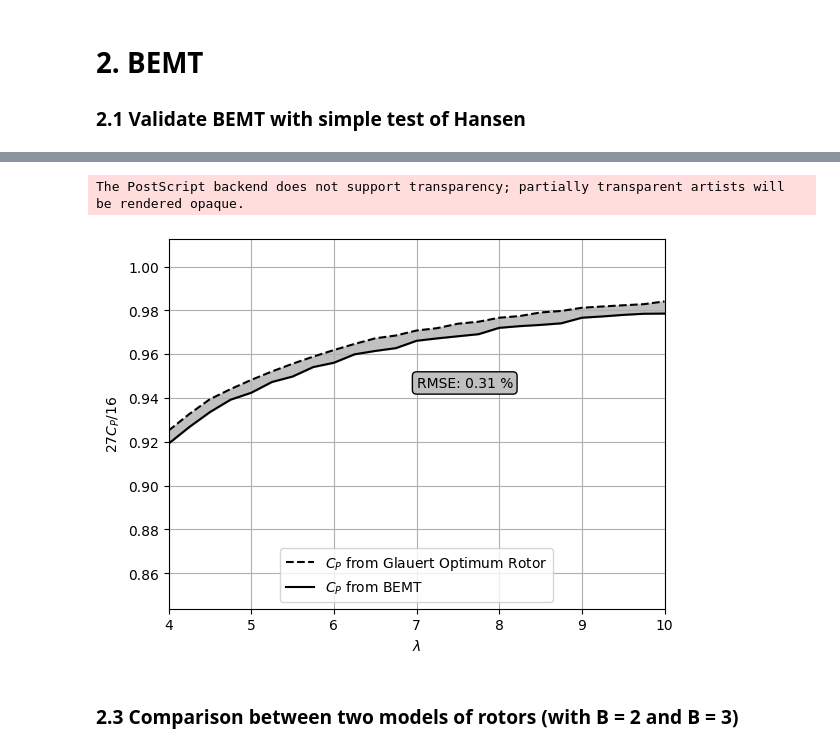
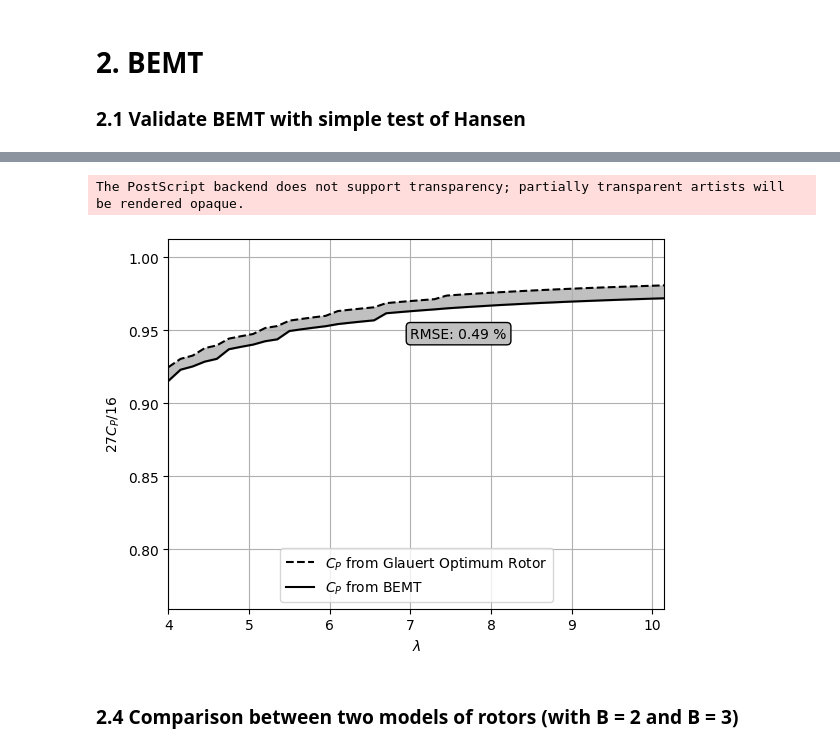
Before and after one commit to Widmark-Kaue/BEMT, a Jupyter notebook: case.ipynb, the cells around one changed output, grey strips where cells are left out. Drawn from its saved outputs; the diff is of its cells as text; code cells hidden in the pictures.

```diff
--- a/case.ipynb
+++ b/case.ipynb
@@ -450,0 +452,27 @@ display(test3.round(4))
+# %%
+import time
+
+TSR = np.arange(4, 10.25, 0.25)
+n_sections = np.arange(20, 220, 20)
+
+CP = np.zeros((len(TSR), len(n_sections)))
+CT = np.zeros((len(TSR), len(n_sections)))
+t = np.zeros(len(n_sections))
+
+rotor = Rotor(number_of_blades=2, number_of_sections=n_sections[0], tip_speed_ratio=8, airfoil_name='s834', tip_correction_model='Prandtl')
+rotor.load_airfoil_prop(plot=False)
+for n, n_section in enumerate(n_sections):
+    text = f'n_sections = {n_section}'
+    print(f'{text:-^40}')
+    rotor.number_of_sections = n_section
+    rotor.blade_design(r0_R=0.1, plot=False)
+    start = time.time()
+    results = bemt(rotor=rotor, TSR=TSR, iter=500, tol=1e-3, tip_correction_model='Prandtl', damping_factor=0.1,
+                   initial_guess=(rotor.sections['a'].to_numpy()[1:-1], rotor.sections['a_line'].to_numpy()[1:-1]) )
+    end = time.time()
+
+    CP[:, n] = results.CP
+    CT[:, n] = results.CT
+    t[n] = end - start
+
+    print(f'Elapsed time: {end - start:.2f} s')
@@ -453,15 +554,17 @@ display(test3.round(4))
 # %%
-TSR = np.arange(4, 10.25, 0.25)
+n_sections = 80
+
+TSR = np.arange(4, 10.15, 0.15)
 
 CP = np.zeros((len(TSR), 2))
 CT = np.zeros((len(TSR), 2))
 sections_used = np.zeros(len(TSR))
-rotor = Rotor(number_of_blades=2, number_of_sections=150, tip_speed_ratio=4, airfoil_name='s834')
+rotor = Rotor(number_of_blades=2, number_of_sections=n_sections, tip_speed_ratio=4, airfoil_name='s834')
 rotor.load_airfoil_prop(plot=False)
 
 for i, tsr in enumerate(TSR):
     rotor.tip_speed_ratio = tsr
-    rotor.blade_design(r0_R=0.05, plot=False)
+    rotor.blade_design(r0_R=0.1, plot=False)
     sections_used[i] = rotor.number_of_sections_useful/rotor.number_of_sections
 
     # Without Drag losses and tip correction
@@ -493,35 +596,35 @@ Warning TSR = 10.0: solidity > 1 - This Points will be ignored
 # %%
 error = np.sqrt(np.sum((CP[:,0] - CP[:,1])**2)/len(CP[:,0]))
 plt.figure(figsize=(6.4, 4.8))
 plt.plot(TSR, 27*CP[:,0]/16, 'k--', label = r'$C_{P}$ from Glauert Optimum Rotor')
 plt.plot(TSR, 27*CP[:,1]/16, 'k', label = r'$C_P$ from BEMT')
 plt.fill_between(TSR, 27*CP[:,0]/16, 27*CP[:,1]/16, color = 'silver')
 
 arrow_width = 0.5
 arrow_head_width = 4
 plt.annotate(f'RMSE: {error*100:.2f} %',
              xy = (7,27*0.56/16),
             #  xytext=(8, 0.54),
             #  arrowprops=dict(facecolor='black', shrink=0.05, width=arrow_width, headwidth=arrow_head_width),
              fontsize=10, color='black', bbox=dict(facecolor='silver', boxstyle = 'round, pad=0.3') )
 
 
 
 plt.xlabel(r'$\lambda$')
 plt.ylabel(r'$27C_P/16$')
 
-ylim = 27*np.array([0.5, 0.6])/16
+ylim = 27*np.array([0.45, 0.6])/16
 plt.ylim(ylim)
 plt.xlim(TSR[0], TSR[-1])
 
 plt.grid()
 plt.legend(loc = 8)
 if save_images:
     plt.savefig(image_path.joinpath('comparison_CP_from_bemt_and_from_glauert.eps'), format = 'eps', dpi = dpi)
 plt.show()
 # %% [output]
 The PostScript backend does not support transparency; partially transparent artists will be rendered opaque.
-[figure, old version]
+[figure, new version]
 # %% [markdown]
-### 2.3 Comparison between two models of rotors (with B = 2 and B = 3)
+### 2.4 Comparison between two models of rotors (with B = 2 and B = 3)
 # %%
```
Also changed, not shown: parts of 19 cells of this notebook, 3 other files.
